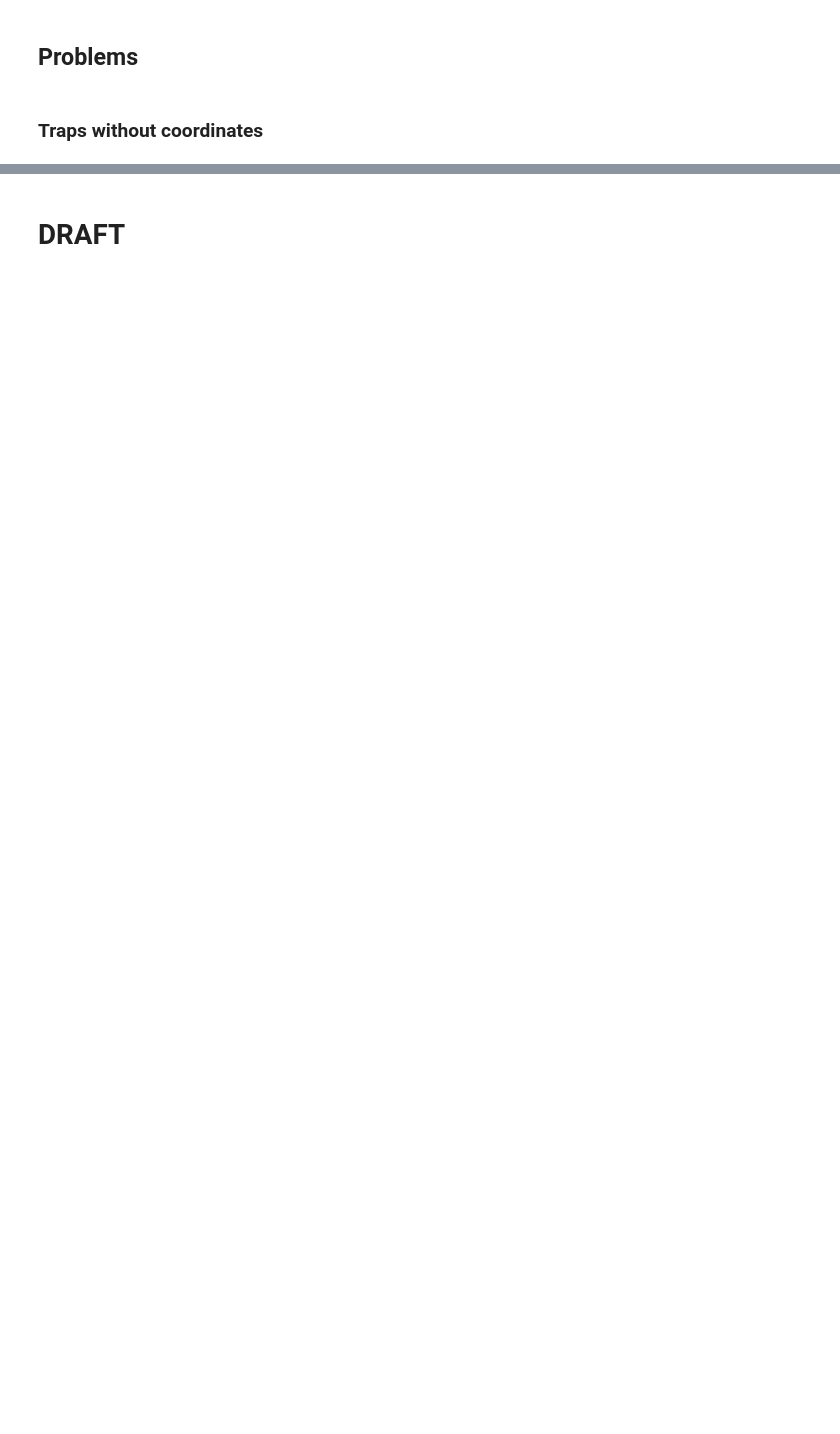
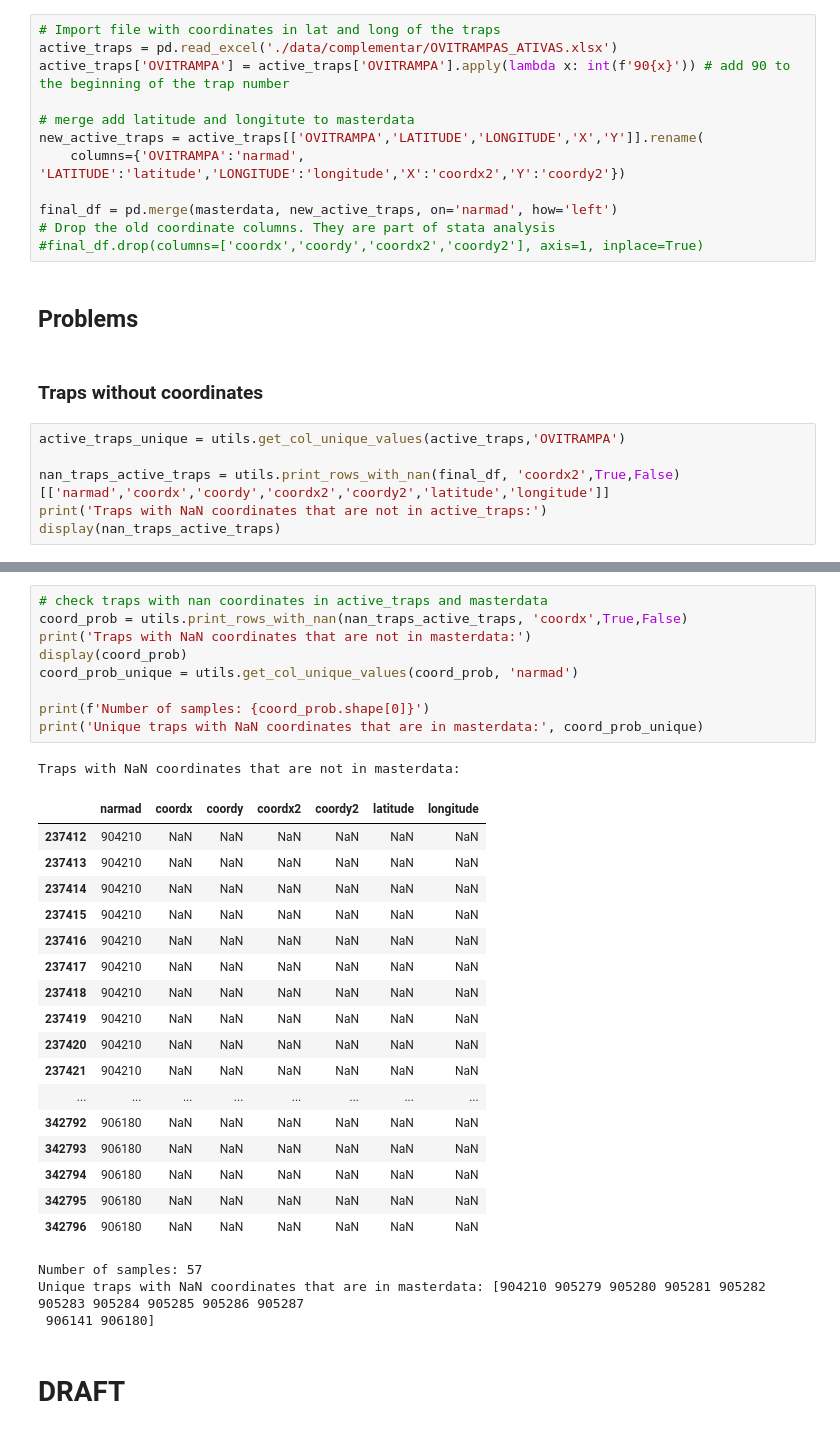
Before and after one commit to pedrobahia7/tcc_ovitraps, a Jupyter notebook: treated_df_initial_exploration.ipynb, the cells around one changed output, grey strips where cells are left out. Cells and saved outputs as stored; diff of their text form; blank space fills up the shorter version.

Commit message:
coordinates analysis

```diff
--- a/treated_df_initial_exploration.ipynb
+++ b/treated_df_initial_exploration.ipynb
@@ -297,7 +285,25 @@ Index: []
 Empty DataFrame
 Columns: [narmad, coordx, coordy]
 Index: []
+# %%
+# Import file with coordinates in lat and long of the traps
+active_traps = pd.read_excel('./data/complementar/OVITRAMPAS_ATIVAS.xlsx')
+active_traps['OVITRAMPA'] = active_traps['OVITRAMPA'].apply(lambda x: int(f'90{x}')) # add 90 to the beginning of the trap number
+
+# merge add latitude and longitute to masterdata
+new_active_traps = active_traps[['OVITRAMPA','LATITUDE','LONGITUDE','X','Y']].rename(
+    columns={'OVITRAMPA':'narmad', 'LATITUDE':'latitude','LONGITUDE':'longitude','X':'coordx2','Y':'coordy2'})
+
+final_df = pd.merge(masterdata, new_active_traps, on='narmad', how='left')
+# Drop the old coordinate columns. They are part of stata analysis
+#final_df.drop(columns=['coordx','coordy','coordx2','coordy2'], axis=1, inplace=True)
 # %% [markdown]
 ## Problems
 # %% [markdown]
 ### Traps without coordinates
+# %%
+active_traps_unique = utils.get_col_unique_values(active_traps,'OVITRAMPA')
+
+nan_traps_active_traps = utils.print_rows_with_nan(final_df, 'coordx2',True,False)[['narmad','coordx','coordy','coordx2','coordy2','latitude','longitude']]
+print('Traps with NaN coordinates that are not in active_traps:')
+display(nan_traps_active_traps)
@@ -304,3 +344,34 @@ Index: []
+# %%
+# check traps with nan coordinates in active_traps and masterdata
+coord_prob = utils.print_rows_with_nan(nan_traps_active_traps, 'coordx',True,False)
+print('Traps with NaN coordinates that are not in masterdata:')
+display(coord_prob)
+coord_prob_unique = utils.get_col_unique_values(coord_prob, 'narmad')
+
+print(f'Number of samples: {coord_prob.shape[0]}')
+print('Unique traps with NaN coordinates that are in masterdata:', coord_prob_unique)
+# %% [output]
+Traps with NaN coordinates that are not in masterdata:
+|  | narmad | coordx | coordy | coordx2 | coordy2 | latitude | longitude |
+| 237412 | 904210 | NaN | NaN | NaN | NaN | NaN | NaN |
+| 237413 | 904210 | NaN | NaN | NaN | NaN | NaN | NaN |
+| 237414 | 904210 | NaN | NaN | NaN | NaN | NaN | NaN |
+| 237415 | 904210 | NaN | NaN | NaN | NaN | NaN | NaN |
+| 237416 | 904210 | NaN | NaN | NaN | NaN | NaN | NaN |
+| 237417 | 904210 | NaN | NaN | NaN | NaN | NaN | NaN |
+| 237418 | 904210 | NaN | NaN | NaN | NaN | NaN | NaN |
+| 237419 | 904210 | NaN | NaN | NaN | NaN | NaN | NaN |
+| 237420 | 904210 | NaN | NaN | NaN | NaN | NaN | NaN |
+| 237421 | 904210 | NaN | NaN | NaN | NaN | NaN | NaN |
+| ... | ... | ... | ... | ... | ... | ... | ... |
+| 342792 | 906180 | NaN | NaN | NaN | NaN | NaN | NaN |
+| 342793 | 906180 | NaN | NaN | NaN | NaN | NaN | NaN |
+| 342794 | 906180 | NaN | NaN | NaN | NaN | NaN | NaN |
+| 342795 | 906180 | NaN | NaN | NaN | NaN | NaN | NaN |
+| 342796 | 906180 | NaN | NaN | NaN | NaN | NaN | NaN |
+Number of samples: 57
+Unique traps with NaN coordinates that are in masterdata: [904210 905279 905280 905281 905282 905283 905284 905285 905286 905287
+ 906141 906180]
 # %% [markdown]
 # DRAFT
 # %%
```
Also changed, not shown: parts of 9 cells of this notebook.
